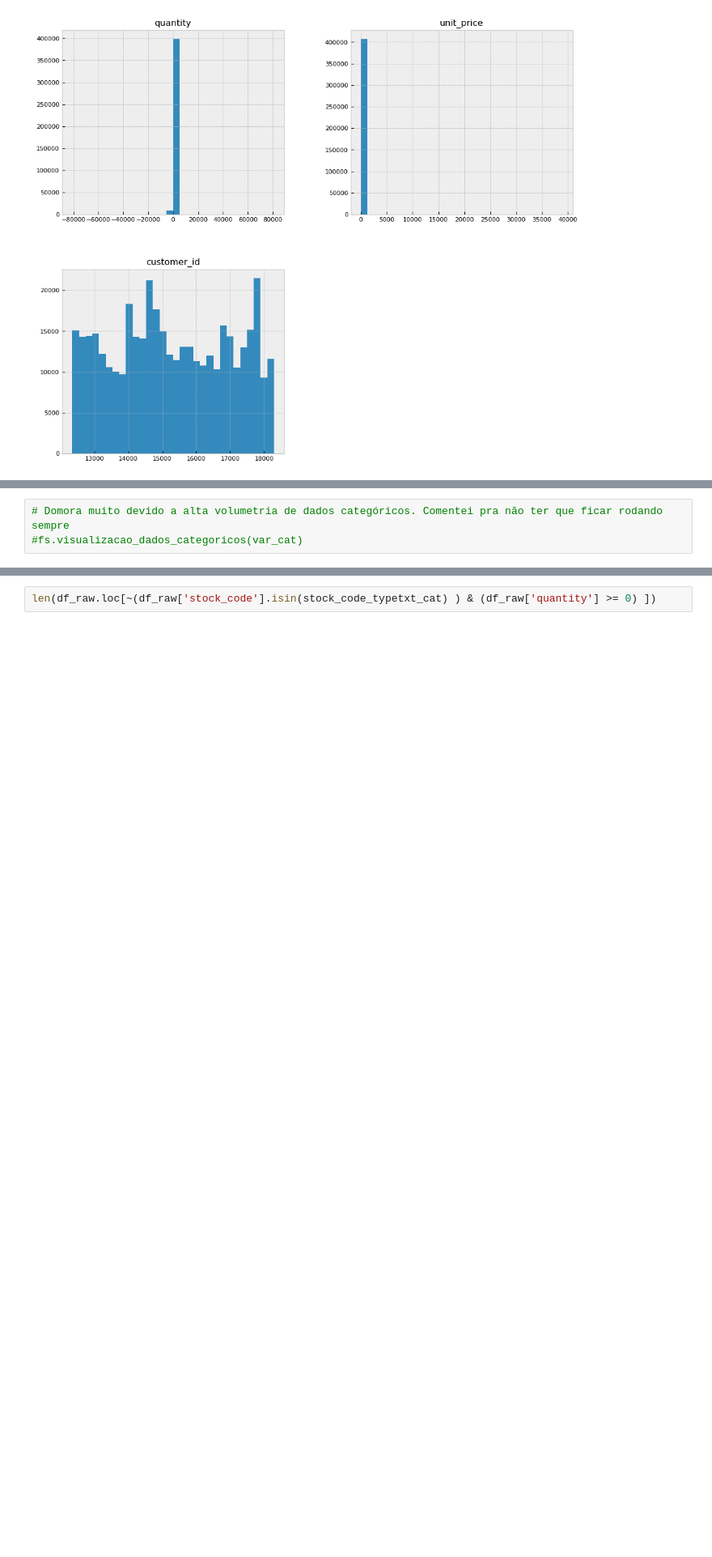
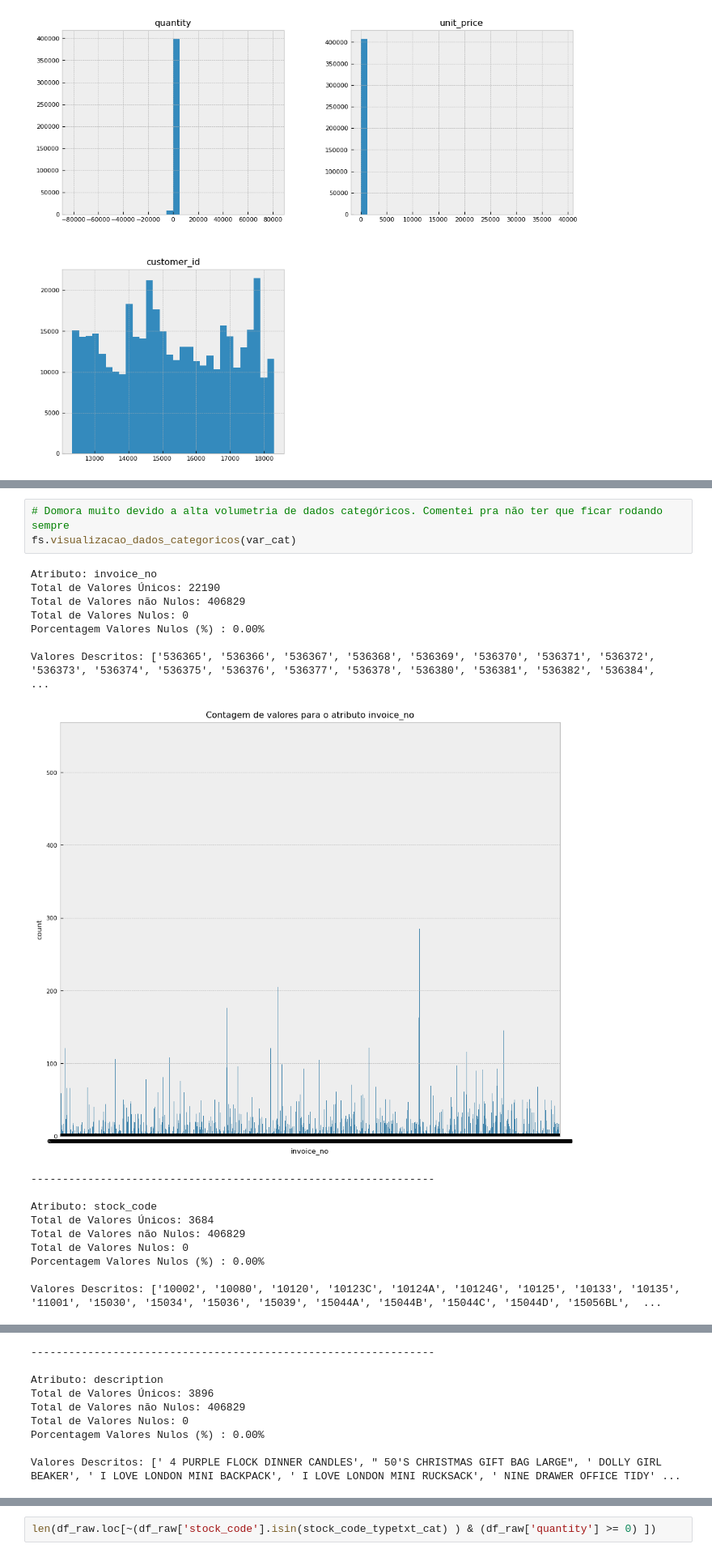
Before and after one commit to Gabrielnbr/Fidelidade-Classificacao, a Jupyter notebook: notebooks/1.0.descricao_dados.ipynb, the cells around one changed output, grey strips where cells are left out. Shown at 81% size. Saved outputs shown, nothing was run; the diff lists cells and outputs as text; blank space fills up the shorter version.

Commit message:
feat: iter 4 - note/1. avaliacao (description, country)

```diff
--- a/notebooks/1.0.descricao_dados.ipynb
+++ b/notebooks/1.0.descricao_dados.ipynb
@@ -123,3 +128,21 @@ var_num.hist(bins=30);
 # %%
 # Domora muito devido a alta volumetria de dados categóricos. Comentei pra não ter que ficar rodando sempre
-#fs.visualizacao_dados_categoricos(var_cat)
+fs.visualizacao_dados_categoricos(var_cat)
+# %% [output]
+Atributo: invoice_no
+Total de Valores Únicos: 22190
+Total de Valores não Nulos: 406829
+Total de Valores Nulos: 0
+Porcentagem Valores Nulos (%) : 0.00%
+
+Valores Descritos: ['536365', '536366', '536367', '536368', '536369', '536370', '536371', '536372', '536373', '536374', '536375', '536376', '536377', '536378', '536380', '536381', '536382', '536384',  ...
+[figure, added]
+----------------------------------------------------------------
+
+Atributo: stock_code
+Total de Valores Únicos: 3684
+Total de Valores não Nulos: 406829
+Total de Valores Nulos: 0
+Porcentagem Valores Nulos (%) : 0.00%
+
+Valores Descritos: ['10002', '10080', '10120', '10123C', '10124A', '10124G', '10125', '10133', '10135', '11001', '15030', '15034', '15036', '15039', '15044A', '15044B', '15044C', '15044D', '15056BL',  ...
@@ -125,0 +150,9 @@ var_num.hist(bins=30);
+----------------------------------------------------------------
+
+Atributo: description
+Total de Valores Únicos: 3896
+Total de Valores não Nulos: 406829
+Total de Valores Nulos: 0
+Porcentagem Valores Nulos (%) : 0.00%
+
+Valores Descritos: [' 4 PURPLE FLOCK DINNER CANDLES', " 50'S CHRISTMAS GIFT BAG LARGE", ' DOLLY GIRL BEAKER', ' I LOVE LONDON MINI BACKPACK', ' I LOVE LONDON MINI RUCKSACK', ' NINE DRAWER OFFICE TIDY' ...
```
Also changed, not shown: parts of 20 cells of this notebook.
